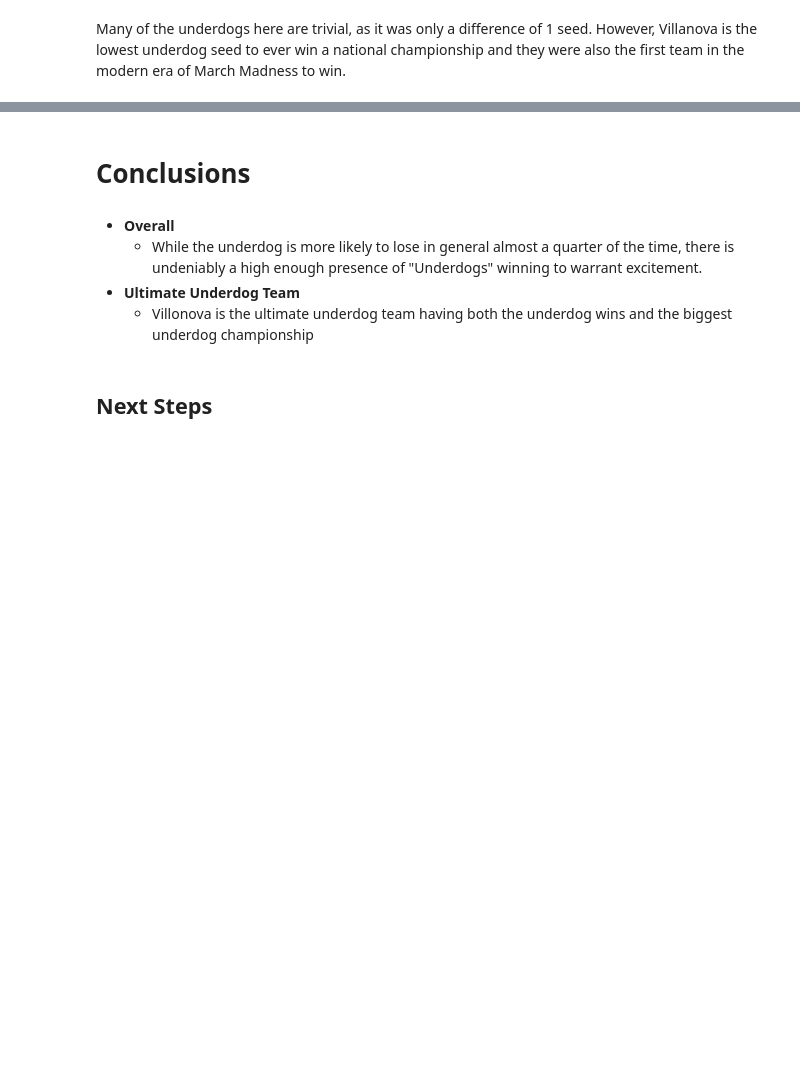
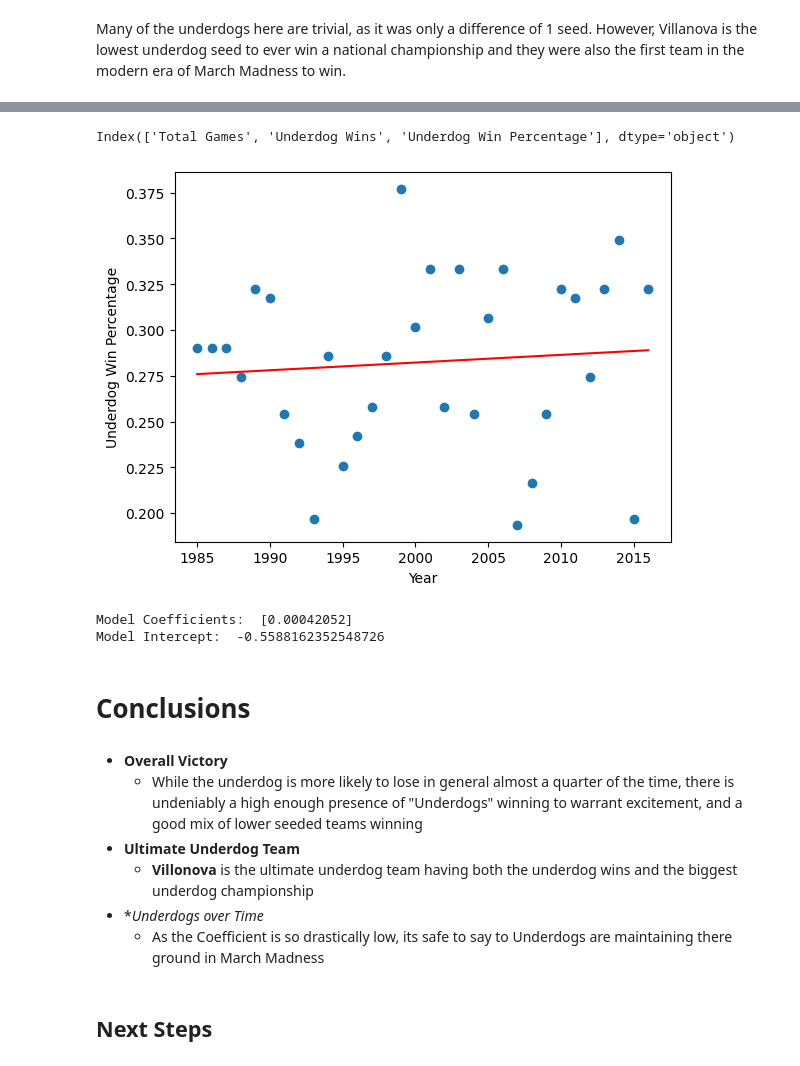
Before and after one commit to jmbost20/March-Madness, a Jupyter notebook: march_madness_analysis.ipynb, the cells around one changed output, grey strips where cells are left out. Cells and saved outputs as stored; diff of their text form; code cells hidden in the pictures; blank space fills up the shorter version.

```diff
--- a/march_madness_analysis.ipynb
+++ b/march_madness_analysis.ipynb
@@ -423,0 +494,12 @@ However, Villanova is the lowest underdog seed to ever win a national championsh
+# %%
+mm_df = mm_df.sort_values('Date')
+
+# Group the data by year and calculate the total number of games and underdog wins
+yearly_data = mm_df.groupby('Year').agg({'Underdog': ['count', 'sum']})
+
+# Rename columns for clarity
+yearly_data.columns = ['Total Games', 'Underdog Wins']
+
+yearly_data['Underdog Win Percentage'] = yearly_data['Underdog Wins'] / yearly_data['Total Games']
+
+print(yearly_data)
@@ -424,10 +524,40 @@ However, Villanova is the lowest underdog seed to ever win a national championsh
+# %%
+print(yearly_data.columns)
+# years = yearly_data.index.tolist()
+# print(years)
+# (yearly_data['Underdog Win Percentage']).tolist()
+# %% [output]
+Index(['Total Games', 'Underdog Wins', 'Underdog Win Percentage'], dtype='object')
+# %%
+X = pd.Series(yearly_data.index.tolist()).values.reshape(-1, 1)
+y = (yearly_data['Underdog Win Percentage'])
+
+regressor = LinearRegression()
+regressor.fit(X, y)
+
+y_pred = regressor.predict(X)
+
+plt.scatter(X, y)
+plt.plot(X, y_pred, color='red')
+plt.xlabel('Year')
+plt.ylabel('Underdog Win Percentage')
+plt.show()
+
+print('Model Coefficients: ', regressor.coef_)
+print('Model Intercept: ', regressor.intercept_)
+# %% [output]
+[figure, added]
+Model Coefficients:  [0.00042052]
+Model Intercept:  -0.5588162352548726
 # %% [markdown]
 # Conclusions
 # %% [markdown]
-* **Overall**
-    * While the underdog is more likely to lose in general almost a quarter of the time, there is undeniably a high enough presence of "Underdogs" winning to warrant excitement.
+* **Overall Victory**
+    * While the underdog is more likely to lose in general almost a quarter of the time, there is undeniably a high enough presence of "Underdogs" winning to warrant excitement, and a good mix of lower seeded teams winning
 * **Ultimate Underdog Team**
-    * Villonova is the ultimate underdog team having both the underdog wins and the biggest underdog championship
+    * __Villonova__ is the ultimate underdog team having both the underdog wins and the biggest underdog championship
+* **Underdogs over Time*
+    * As the Coefficient is so drastically low, its safe to say to Underdogs are maintaining there ground in March Madness
 # %% [markdown]
 ## Next Steps
 # %% [markdown]
```
Also changed, not shown: parts of 69 cells of this notebook.
